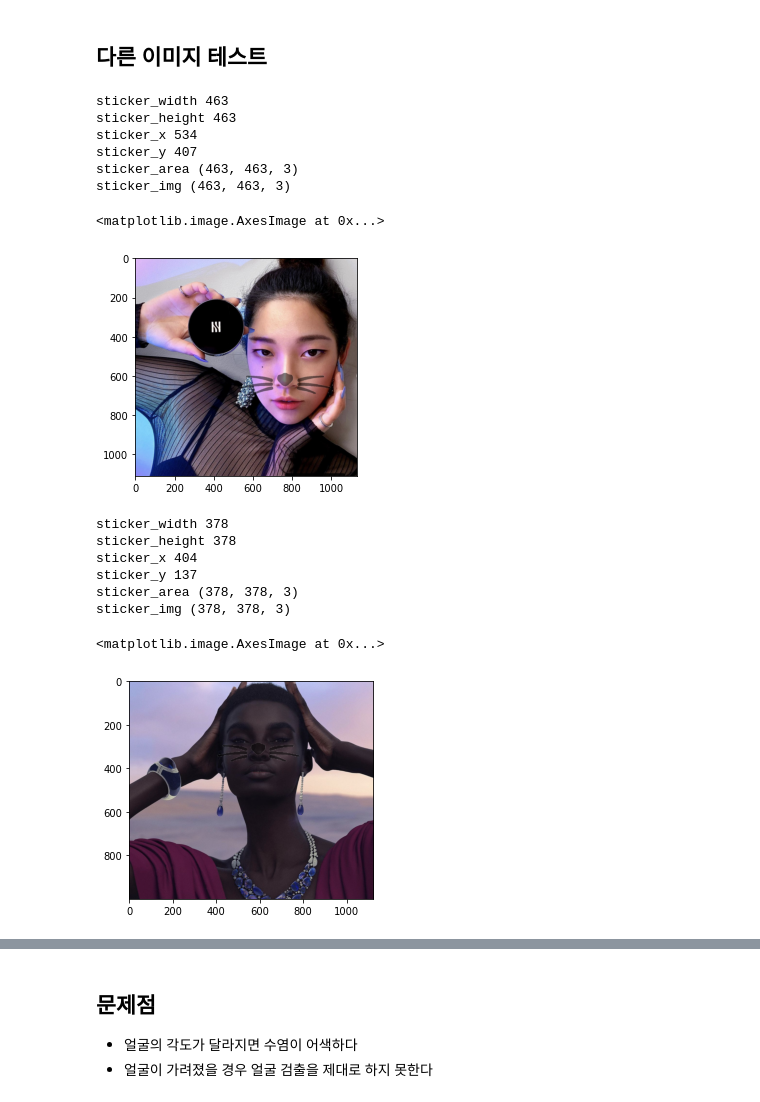
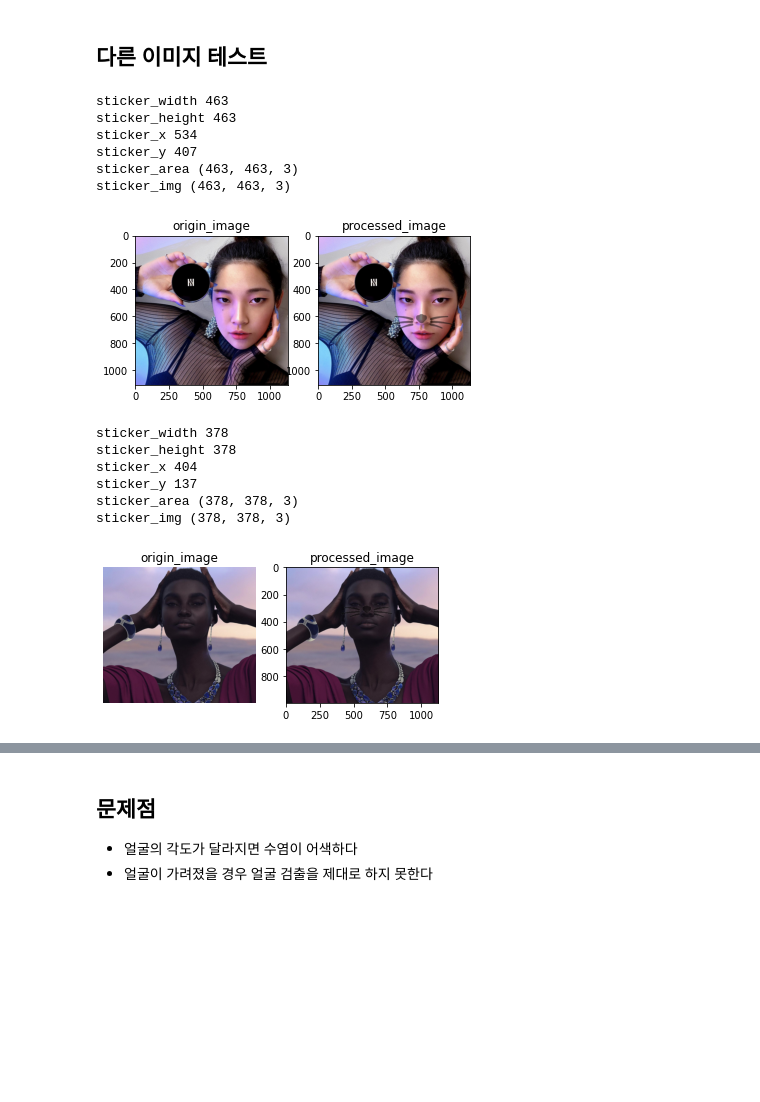
Before and after one commit to kimjunil/AIFFEL_EXPLORATION, a Jupyter notebook: EXPLORATION/E-03/project/[E-03]_cat_whiskers_sticker.ipynb, the cells around one changed output, grey strips where cells are left out. Drawn from its saved outputs; the diff is of its cells as text; code cells hidden in the pictures; blank space fills up the shorter version.

```diff
--- a/EXPLORATION/E-03/project/[E-03]_cat_whiskers_sticker.ipynb
+++ b/EXPLORATION/E-03/project/[E-03]_cat_whiskers_sticker.ipynb
@@ -274,20 +279,16 @@ def stick_whisker(origin_img_path):
     face_rect = detect_face(origin_image)
 
     # 코, 얼굴 랜드마크 검출
-    nose_center_point, \
-    face_left_top,\
-    face_left_bottom,\
-    face_right_top,\
-    face_right_bottom = detect_landmark(origin_image, face_rect)
+    face_parts = detect_landmark(origin_image, face_rect)
 
     # 스티커 준비
-    sticker_width = distance(face_left_top, face_right_top)
+    sticker_width = distance(face_parts[POINT_FACE_LEFT_TOP], face_parts[POINT_FACE_RIGHT_TOP])
     sticker_height = sticker_width
     resized_sticker = load_sticker(sticker_width, sticker_height)
 
     # 스티커 위치
-    sticker_x = nose_center_point.x - sticker_width//2
-    sticker_y = nose_center_point.y - sticker_height//2
+    sticker_x = face_parts[POINT_NOSE].x - sticker_width//2
+    sticker_y = face_parts[POINT_NOSE].y - sticker_height//2
 
     print("sticker_width", sticker_width)
     print("sticker_height", sticker_height)
@@ -317,21 +318,35 @@ sticker_img (233, 233, 3)
 [figure]
 # %% [markdown]
 ## 다른 이미지 테스트
+# %%
+def show_image(origin_img, processed_img):
+    fig = plt.figure()
+
+    ax1 = fig.add_subplot(121)
+    ax1.imshow(cv2.cvtColor(origin_img, cv2.COLOR_BGR2RGB))
+    ax1.axis("off")
+    ax1.set_title("origin_image")
+
+    ax2 = fig.add_subplot(122)
+    ax2.imshow(processed_img)
+    ax1.axis("off")
+    ax2.set_title("processed_image")
+
+    plt.show()
 # %%
 image_path = '../image/img4.png'
-plt.imshow(stick_whisker(image_path))
+show_image(cv2.imread(image_path), stick_whisker(image_path))
 # %% [output]
 sticker_width 463
 sticker_height 463
 sticker_x 534
 sticker_y 407
 sticker_area (463, 463, 3)
 sticker_img (463, 463, 3)
-<matplotlib.image.AxesImage at 0x...>
-[figure, old version]
+[figure, new version]
 # %%
 image_path = '../image/img5.png'
-plt.imshow(stick_whisker(image_path))
+show_image(cv2.imread(image_path), stick_whisker(image_path))
 # %% [output]
 sticker_width 378
 sticker_height 378
@@ -339,7 +354,6 @@ sticker_x 404
 sticker_y 137
 sticker_area (378, 378, 3)
 sticker_img (378, 378, 3)
-<matplotlib.image.AxesImage at 0x...>
-[figure, old version]
+[figure, new version]
 # %%
 image_path = '../image/img6.png'
```
Also changed, not shown: parts of 8 cells of this notebook.
